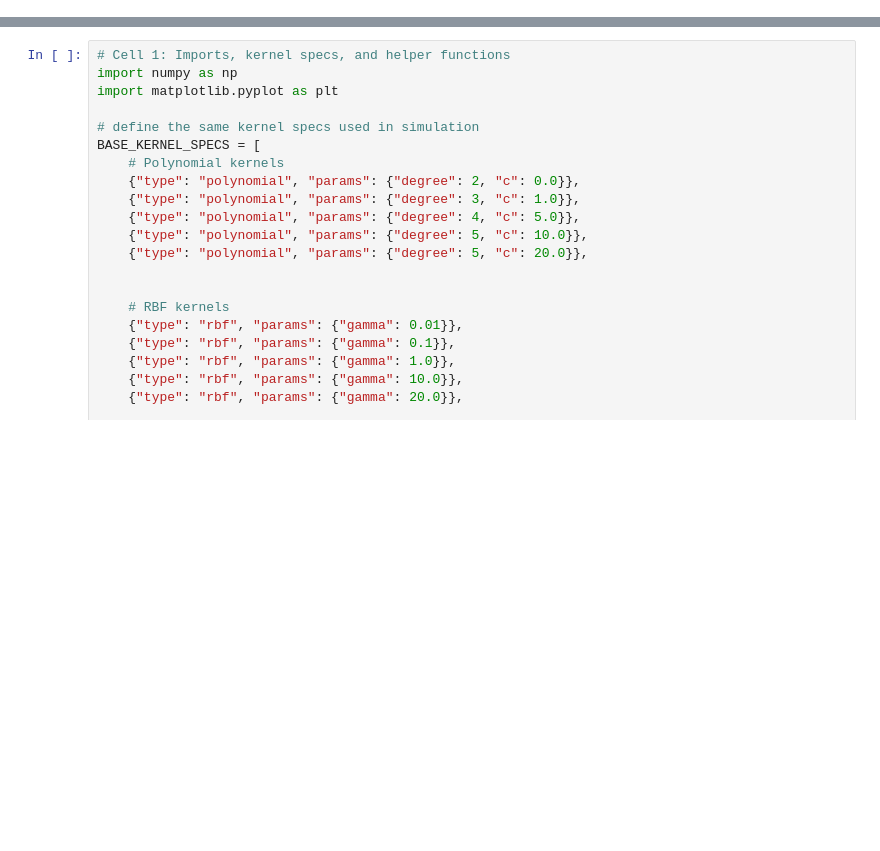
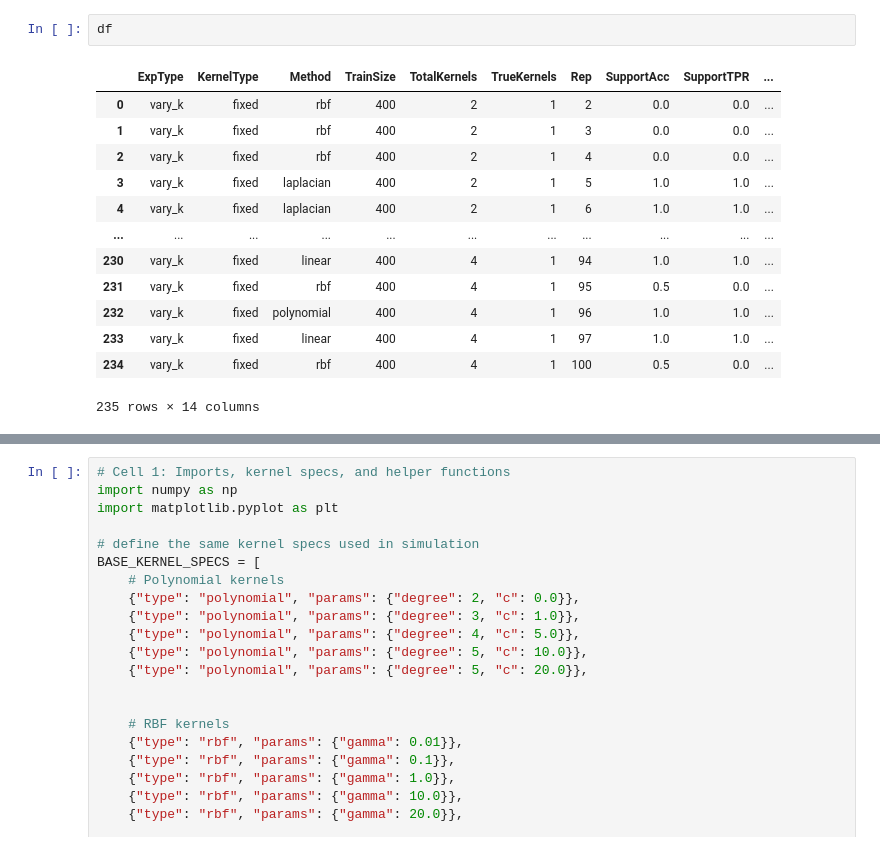
Before and after one commit to iglesiascaio/SparseMKL, a Jupyter notebook: notebooks/analyse_results_synthetic.ipynb, the cells around one changed output, grey strips where cells are left out. Saved outputs shown, nothing was run; the diff lists cells and outputs as text; blank space fills up the shorter version.

```diff
--- a/notebooks/analyse_results_synthetic.ipynb
+++ b/notebooks/analyse_results_synthetic.ipynb
@@ -84,0 +97,16 @@ The `ci` parameter is deprecated. Use `errorbar='sd'` for the same effect.
+# %%
+df
+# %% [output]
+|  | ExpType | KernelType | Method | TrainSize | TotalKernels | TrueKernels | Rep | SupportAcc | SupportTPR | ... |
+| 0 | vary_k | fixed | rbf | 400 | 2 | 1 | 2 | 0.0 | 0.0 | ... |
+| 1 | vary_k | fixed | rbf | 400 | 2 | 1 | 3 | 0.0 | 0.0 | ... |
+| 2 | vary_k | fixed | rbf | 400 | 2 | 1 | 4 | 0.0 | 0.0 | ... |
+| 3 | vary_k | fixed | laplacian | 400 | 2 | 1 | 5 | 1.0 | 1.0 | ... |
+| 4 | vary_k | fixed | laplacian | 400 | 2 | 1 | 6 | 1.0 | 1.0 | ... |
+| ... | ... | ... | ... | ... | ... | ... | ... | ... | ... | ... |
+| 230 | vary_k | fixed | linear | 400 | 4 | 1 | 94 | 1.0 | 1.0 | ... |
+| 231 | vary_k | fixed | rbf | 400 | 4 | 1 | 95 | 0.5 | 0.0 | ... |
+| 232 | vary_k | fixed | polynomial | 400 | 4 | 1 | 96 | 1.0 | 1.0 | ... |
+| 233 | vary_k | fixed | linear | 400 | 4 | 1 | 97 | 1.0 | 1.0 | ... |
+| 234 | vary_k | fixed | rbf | 400 | 4 | 1 | 100 | 0.5 | 0.0 | ... |
+235 rows × 14 columns
```
Also changed, not shown: parts of 7 cells of this notebook, 1 other file.
